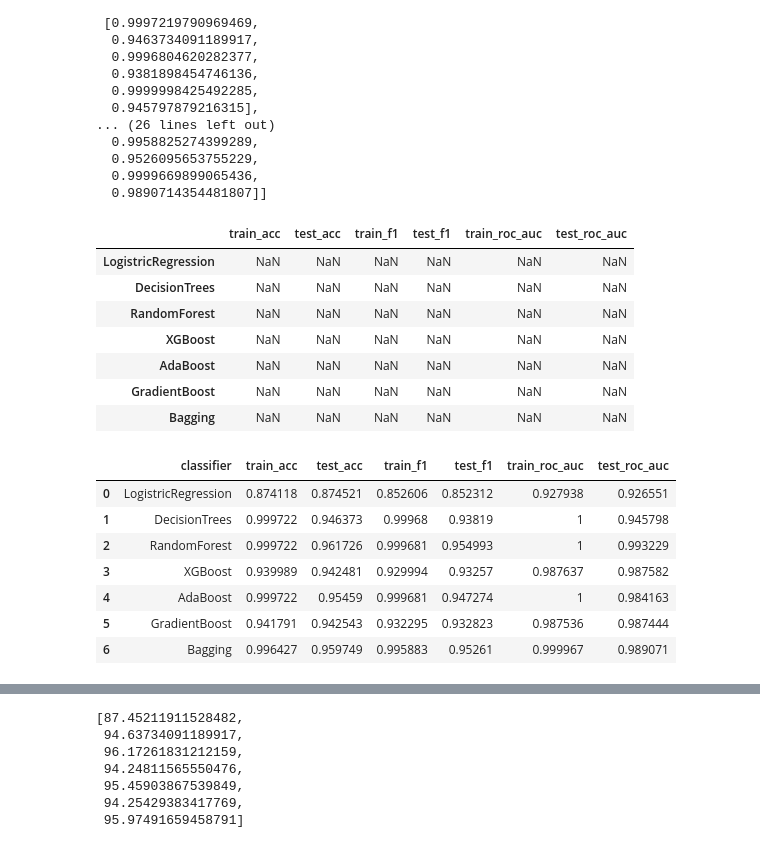
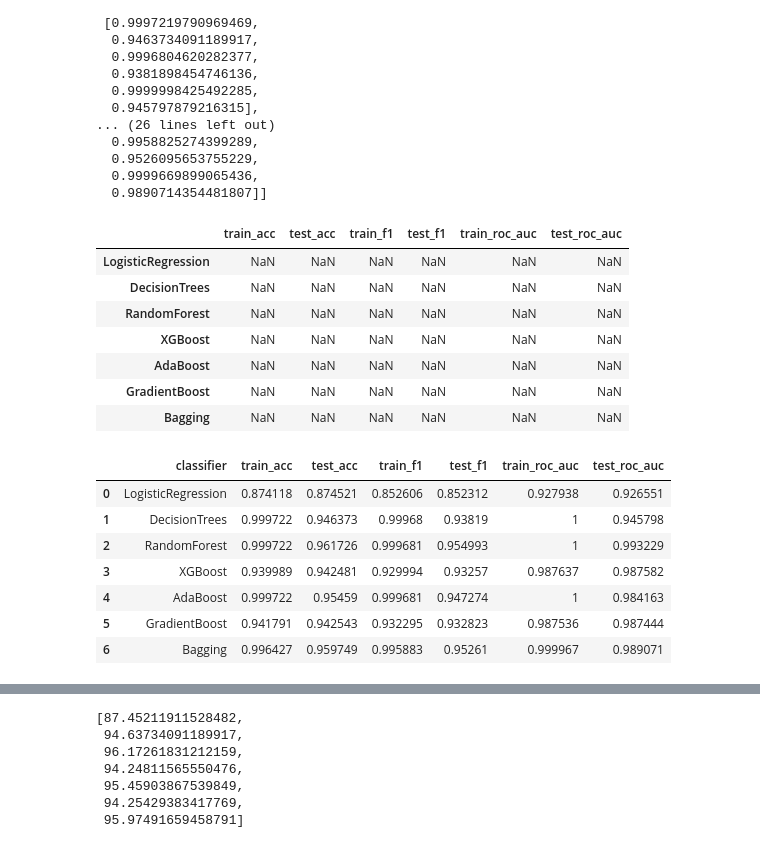
Before and after one commit to jingyunw/Airline_Passenger_Satisfaction_Analysis, a Jupyter notebook: Airline-Passenger-Satisfaction.ipynb, the cells around one changed output, grey strips where cells are left out. Cells and saved outputs as stored; diff of their text form; code cells hidden in the pictures.

```diff
--- a/Airline-Passenger-Satisfaction.ipynb
+++ b/Airline-Passenger-Satisfaction.ipynb
@@ -1066,17 +1066,17 @@ new_model_results # List in list, but the inner list is 1D
 # %%
 # Create a blank dataframe
 # Columns names are different train-test metrics
 # Index are different classifiers' names
 
 model_eva_df = pd.DataFrame(columns=['train_acc', 'test_acc',
                                      'train_f1', 'test_f1',
                                      'train_roc_auc', 'test_roc_auc'],
-                            index=['LogistricRegression', 'DecisionTrees', 'RandomForest',
+                            index=['LogisticRegression', 'DecisionTrees', 'RandomForest',
                                    'XGBoost', 'AdaBoost', 'GradientBoost', 'Bagging'])
 model_eva_df
 # %% [output]
 |  | train_acc | test_acc | train_f1 | test_f1 | train_roc_auc | test_roc_auc |
-| LogistricRegression | NaN | NaN | NaN | NaN | NaN | NaN |
+| LogisticRegression | NaN | NaN | NaN | NaN | NaN | NaN |
 | DecisionTrees | NaN | NaN | NaN | NaN | NaN | NaN |
 | RandomForest | NaN | NaN | NaN | NaN | NaN | NaN |
 | XGBoost | NaN | NaN | NaN | NaN | NaN | NaN |
@@ -1106,7 +1106,7 @@ model_eva_df.rename(columns={'index':'classifier'}, inplace=True)
 model_eva_df
 # %% [output]
 |  | classifier | train_acc | test_acc | train_f1 | test_f1 | train_roc_auc | test_roc_auc |
-| 0 | LogistricRegression | 0.874118 | 0.874521 | 0.852606 | 0.852312 | 0.927938 | 0.926551 |
+| 0 | LogisticRegression | 0.874118 | 0.874521 | 0.852606 | 0.852312 | 0.927938 | 0.926551 |
 | 1 | DecisionTrees | 0.999722 | 0.946373 | 0.99968 | 0.93819 | 1 | 0.945798 |
 | 2 | RandomForest | 0.999722 | 0.961726 | 0.999681 | 0.954993 | 1 | 0.993229 |
 | 3 | XGBoost | 0.939989 | 0.942481 | 0.929994 | 0.93257 | 0.987637 | 0.987582 |
```
Also changed, not shown: parts of 11 cells of this notebook.
